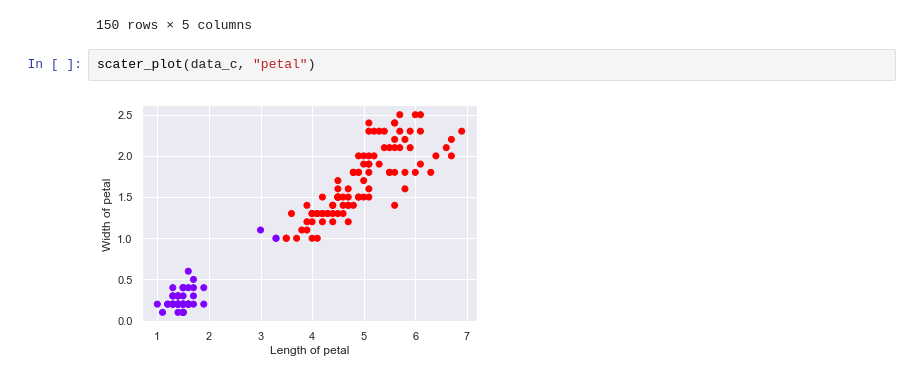
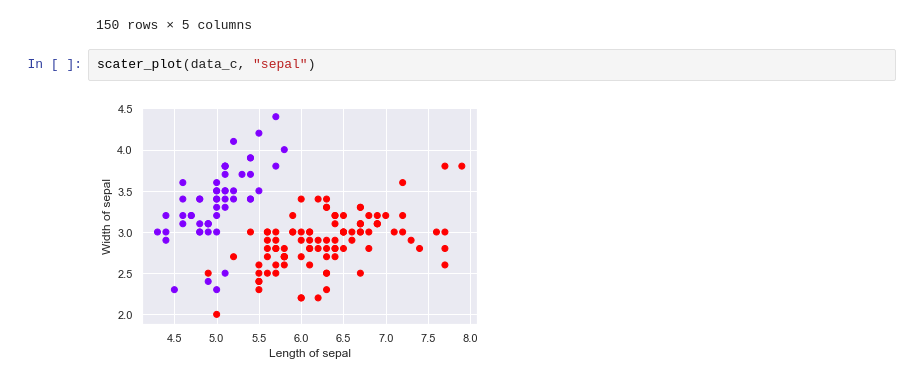
Before and after one commit to Kes-trel/Iris-Flower-Cluster-Analysis, a Jupyter notebook: working.ipynb, the cells around one changed output. Saved outputs shown, nothing was run; the diff lists cells and outputs as text.

```diff
--- a/working.ipynb
+++ b/working.ipynb
@@ -57,6 +84,6 @@ data_c
 | 149 | 5.9 | 3.0 | 5.1 | 1.8 | 1 |
 150 rows × 5 columns
 # %%
-scater_plot(data_c, "petal")
+scater_plot(data_c, "sepal")
 # %% [output]
-[figure, old version]
+[figure, new version]
```
Also changed, not shown: parts of 3 cells of this notebook.
